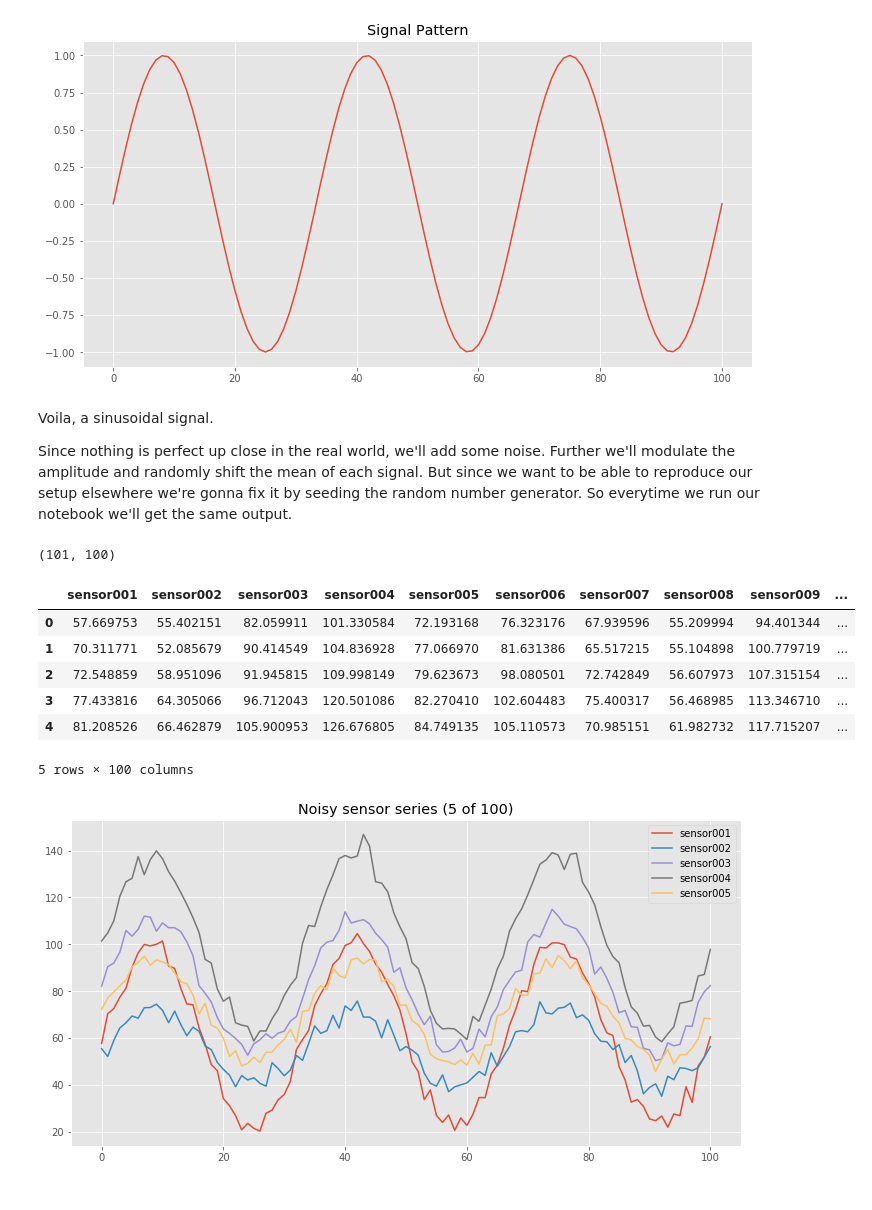
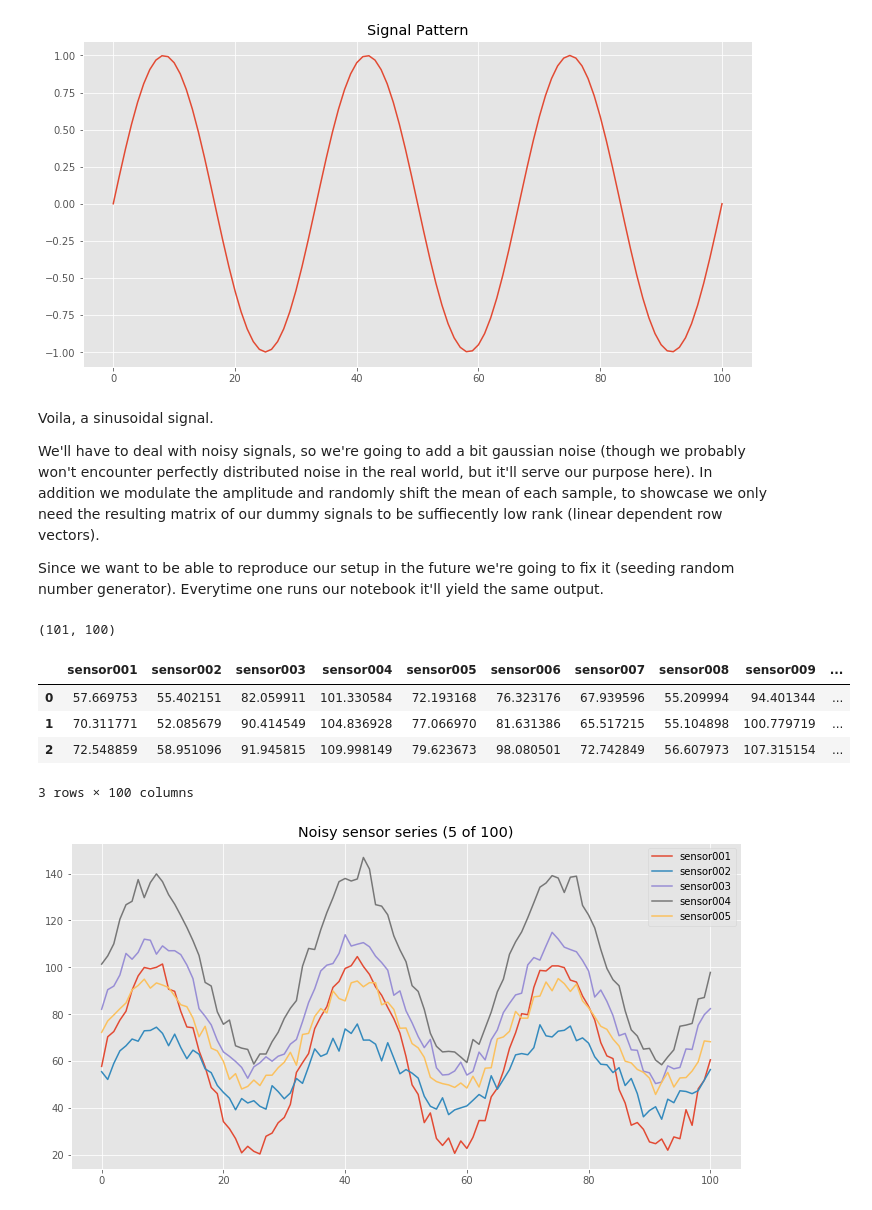
Before and after one commit to sebastianmarkow/blog-appendix, a Jupyter notebook: outlier-detection-rpca/anomaly-detection-on-time-series-via-rpca.ipynb, the cells around one changed output. Drawn from its saved outputs; the diff is of its cells as text; code cells hidden in the pictures.

```diff
--- a/outlier-detection-rpca/anomaly-detection-on-time-series-via-rpca.ipynb
+++ b/outlier-detection-rpca/anomaly-detection-on-time-series-via-rpca.ipynb
@@ -388,7 +395,9 @@ plt.plot(pattern);
 # %% [markdown]
 Voila, a sinusoidal signal.
 
-Since nothing is perfect up close in the real world, we'll add some noise. Further we'll modulate the amplitude and randomly shift the mean of each signal. But since we want to be able to reproduce our setup elsewhere we're gonna fix it by seeding the random number generator. So everytime we run our notebook we'll get the same output.
+We'll have to deal with noisy signals, so we're going to add a bit gaussian noise (though we probably won't encounter perfectly distributed noise in the real world, but it'll serve our purpose here). In addition we modulate the amplitude and randomly shift the mean of each sample, to showcase we only need the resulting matrix of our dummy signals to be suffiecently low rank (linear dependent row vectors).
+
+Since we want to be able to reproduce our setup in the future we're going to fix it (seeding random number generator). Everytime one runs our notebook it'll yield the same output.
 # %%
 np.random.seed(seed=456733626)
 # %%
@@ -398,16 +407,16 @@ YSHIFT = (50, 100)
 SIGMA = 3
 MU = 0
 
-random_range = lambda x: np.random.rand() * (x[1]-x[0]) + x[0]
+gauss_range = lambda x: np.random.rand() * (x[1]-x[0]) + x[0]
 
 sensors = np.zeros((N_SENSORS, N_SAMPLES+1))
 
 for i in range(N_SENSORS):
     noise = np.random.randn(N_SAMPLES+1) * SIGMA + MU
-    signal = pattern * random_range(AMPLITUDE) + random_range(YSHIFT)
+    signal = pattern * gauss_range(AMPLITUDE) + gauss_range(YSHIFT)
     sensors[i,:] = np.add(signal, noise)
 
-sensor_names = np.array(['sensor%03d' % (n + 1) for n in range(N_SENSORS)])
+sensor_names = np.array([f'sensor{n:03}' for n in range(1, N_SENSORS+1)])
 
 df_sensors = pd.DataFrame(sensors.T, columns=sensor_names)
 # %%
@@ -415,15 +424,13 @@ df_sensors.shape
 # %% [output]
 (101, 100)
 # %%
-df_sensors.head()
+df_sensors.head(3)
 # %% [output]
 |  | sensor001 | sensor002 | sensor003 | sensor004 | sensor005 | sensor006 | sensor007 | sensor008 | sensor009 | ... |
 | 0 | 57.669753 | 55.402151 | 82.059911 | 101.330584 | 72.193168 | 76.323176 | 67.939596 | 55.209994 | 94.401344 | ... |
 | 1 | 70.311771 | 52.085679 | 90.414549 | 104.836928 | 77.066970 | 81.631386 | 65.517215 | 55.104898 | 100.779719 | ... |
 | 2 | 72.548859 | 58.951096 | 91.945815 | 109.998149 | 79.623673 | 98.080501 | 72.742849 | 56.607973 | 107.315154 | ... |
-| 3 | 77.433816 | 64.305066 | 96.712043 | 120.501086 | 82.270410 | 102.604483 | 75.400317 | 56.468985 | 113.346710 | ... |
-| 4 | 81.208526 | 66.462879 | 105.900953 | 126.676805 | 84.749135 | 105.110573 | 70.985151 | 61.982732 | 117.715207 | ... |
-5 rows × 100 columns
+3 rows × 100 columns
 # %%
 df_sensors.iloc[:, :5].plot(title='Noisy sensor series (5 of 100)', **PLTARGS);
 # %% [output]
```
Also changed, not shown: parts of 12 cells of this notebook, 1 other file.
